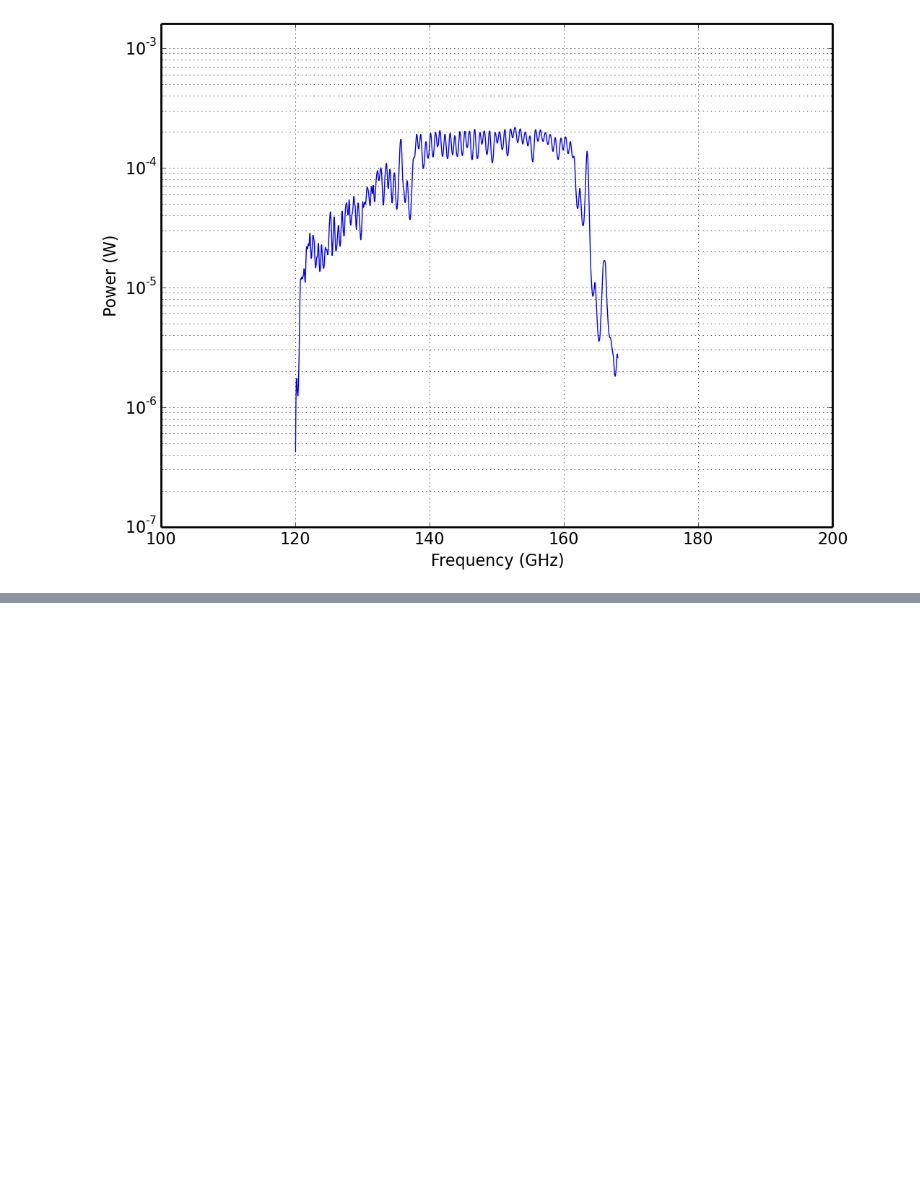
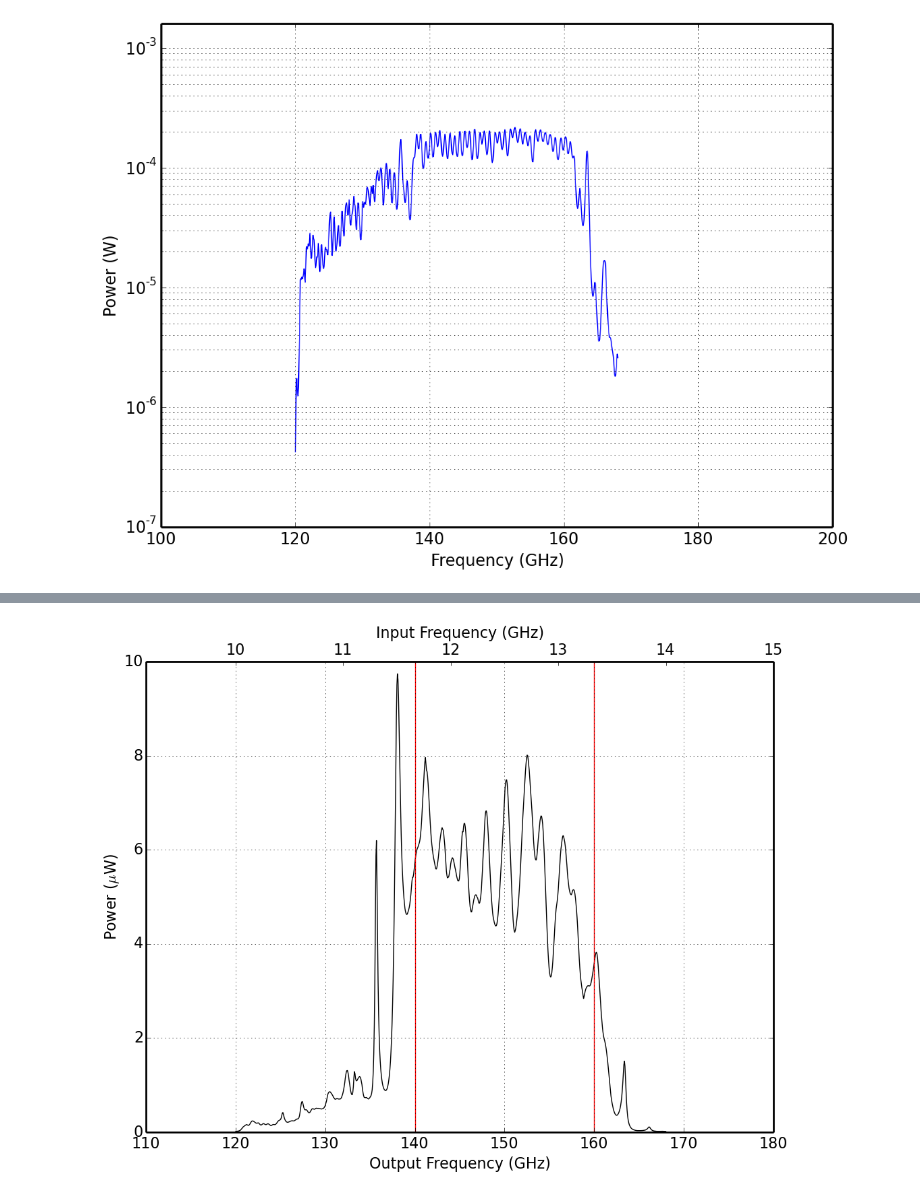
Before and after one commit to ColumbiaCMB/mmw-source, a Jupyter notebook: 2014-04-25_wide_sweep.ipynb, the cells around one changed output, grey strips where cells are left out. Saved outputs shown, nothing was run; the diff lists cells and outputs as text; code cells hidden in the pictures; blank space fills up the shorter version.

```diff
--- a/2014-04-25_wide_sweep.ipynb
+++ b/2014-04-25_wide_sweep.ipynb
@@ -224,0 +227,20 @@ fig3.savefig('plots/alternate_frequency_sweeps.pdf')
+# %%
+fig4=figure(4)
+ax4=fig4.add_subplot(1,1,1)
+ax4.plot(freq_list[1],np.array(pow_list[1])*1e6,color='black')
+ax4.set_xlabel('Output Frequency (GHz)')
+ax4.set_ylabel('Power ($\mu$W)')
+#ax3.set_ylim([-0.00001,0.00005])
+ax4.set_xlim(110, 180)
+
+ax4.axvline(x=140, color='red')
+ax4.axvline(x=160, color='red')
+
+ax41 = ax4.twiny()
+ax41.set_xlabel('Input Frequency (GHz)')
+ax41.set_xlim([110/12.0,180/12.0])
+ax41.grid(False)
+
+fig4.savefig('plots/passband_frequency_sweeps_attenuation.pdf')
+# %% [output]
+[figure, added]
```
Also changed, not shown: parts of 1 cell of this notebook, 14 other files.
